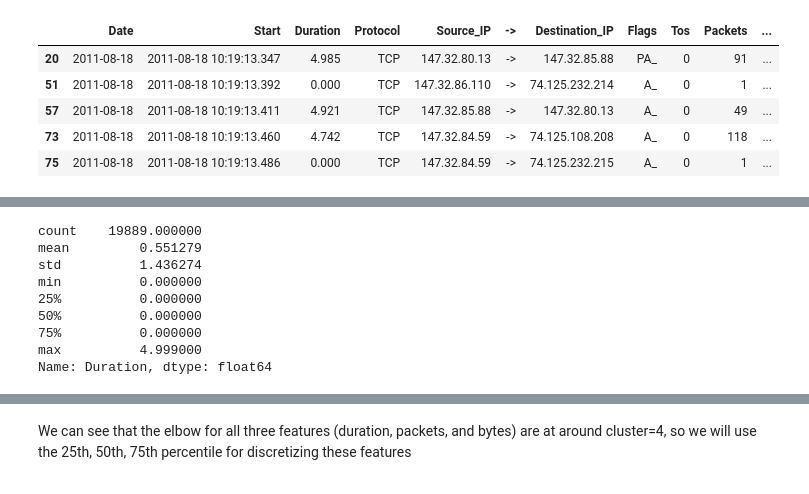
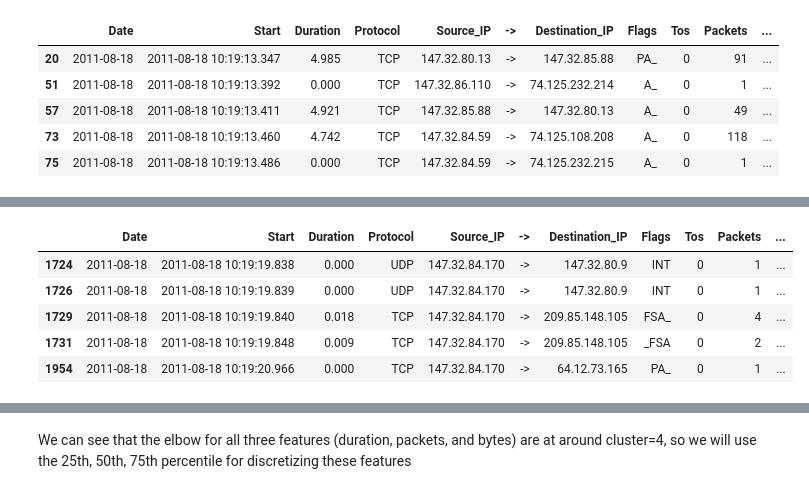
Before and after one commit to enreina/cs4035-lab, a Jupyter notebook: lab3/flow_discretization_task.ipynb, the cells around one changed output, grey strips where cells are left out. Drawn from its saved outputs; the diff is of its cells as text; code cells hidden in the pictures.

```diff
--- a/lab3/flow_discretization_task.ipynb
+++ b/lab3/flow_discretization_task.ipynb
@@ -74,15 +76,12 @@ infected_flow_sample.head()
 | 300159 | 2011-08-18 | 2011-08-18 10:38:00.706 | 0.043 | TCP | 147.32.84.165 | -> | 74.125.232.206 | SRPA_ | 0 | 4 | ... |
 | 300735 | 2011-08-18 | 2011-08-18 10:38:03.255 | 0.000 | UDP | 147.32.84.165 | -> | 147.32.80.9 | INT | 0 | 1 | ... |
 | 300740 | 2011-08-18 | 2011-08-18 10:38:03.267 | 2.990 | UDP | 147.32.84.165 | -> | 65.55.56.40 | INT | 0 | 2 | ... |
-# %%
-infected_flow_sample['Duration'].describe()
-# %% [output]
-count    19889.000000
-mean         0.551279
-std          1.436274
-min          0.000000
-25%          0.000000
-50%          0.000000
-75%          0.000000
-max          4.999000
-Name: Duration, dtype: float64
+# %%
+normal_flow_sample.head()
+# %% [output]
+|  | Date | Start | Duration | Protocol | Source_IP | -> | Destination_IP | Flags | Tos | Packets | ... |
+| 1724 | 2011-08-18 | 2011-08-18 10:19:19.838 | 0.000 | UDP | 147.32.84.170 | -> | 147.32.80.9 | INT | 0 | 1 | ... |
+| 1726 | 2011-08-18 | 2011-08-18 10:19:19.839 | 0.000 | UDP | 147.32.84.170 | -> | 147.32.80.9 | INT | 0 | 1 | ... |
+| 1729 | 2011-08-18 | 2011-08-18 10:19:19.840 | 0.018 | TCP | 147.32.84.170 | -> | 209.85.148.105 | FSA_ | 0 | 4 | ... |
+| 1731 | 2011-08-18 | 2011-08-18 10:19:19.848 | 0.009 | TCP | 147.32.84.170 | -> | 209.85.148.105 | _FSA | 0 | 2 | ... |
+| 1954 | 2011-08-18 | 2011-08-18 10:19:20.966 | 0.000 | TCP | 147.32.84.170 | -> | 64.12.73.165 | PA_ | 0 | 1 | ... |
```
Also changed, not shown: parts of 20 cells of this notebook, 2 other files.
